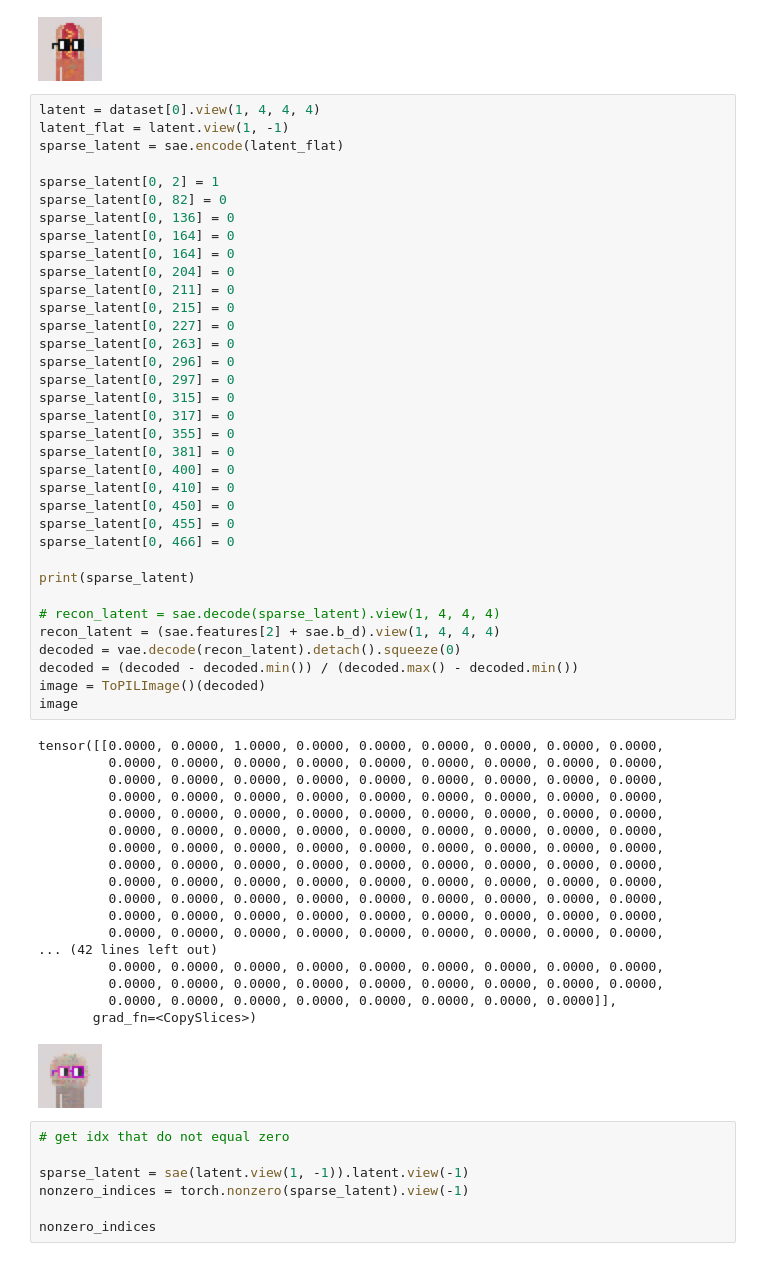
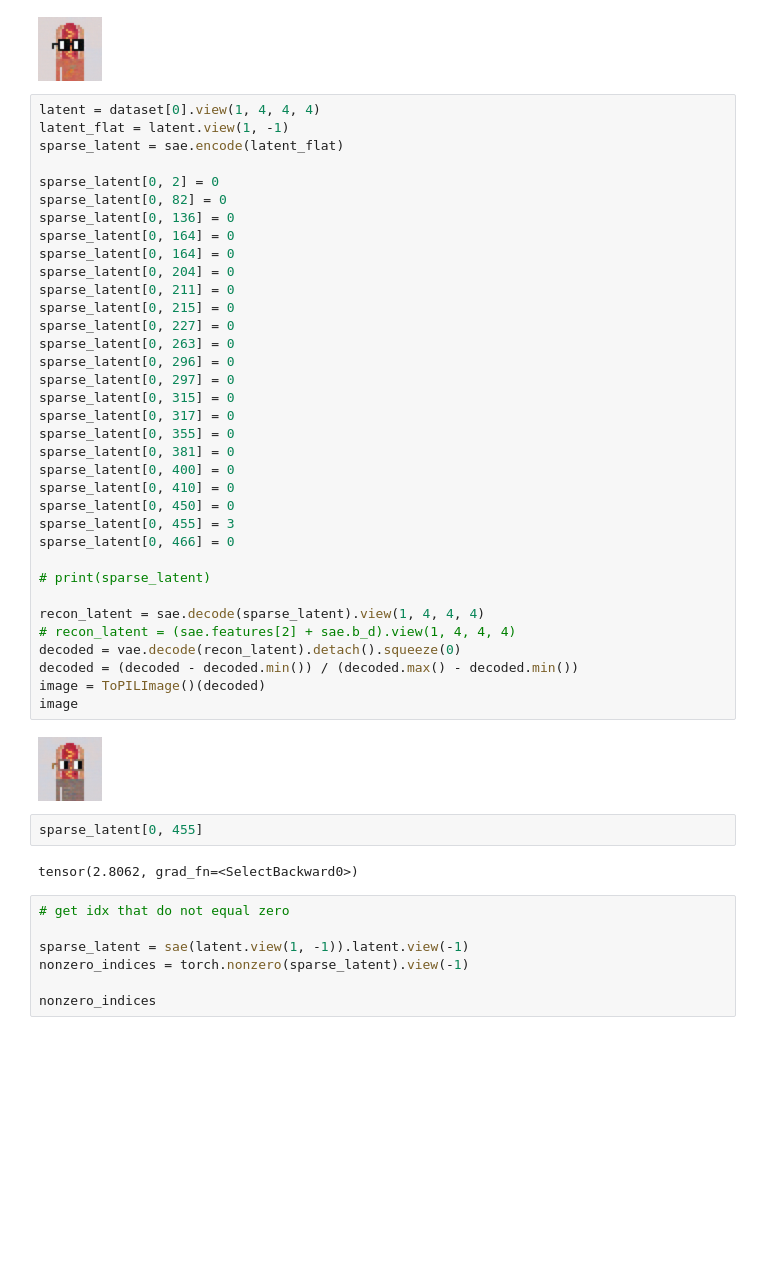
Before and after one commit to minii-ai/nouns-mech-interp, a Jupyter notebook: test.ipynb, the cells around one changed output. Drawn from its saved outputs; the diff is of its cells as text; blank space fills up the shorter version.

```diff
--- a/test.ipynb
+++ b/test.ipynb
@@ -69,56 +69,43 @@ image
 latent = dataset[0].view(1, 4, 4, 4)
 latent_flat = latent.view(1, -1)
 sparse_latent = sae.encode(latent_flat)
 
-sparse_latent[0, 2] = 1
+sparse_latent[0, 2] = 0
 sparse_latent[0, 82] = 0
 sparse_latent[0, 136] = 0
 sparse_latent[0, 164] = 0
 sparse_latent[0, 164] = 0
 sparse_latent[0, 204] = 0
 sparse_latent[0, 211] = 0
 sparse_latent[0, 215] = 0
 sparse_latent[0, 227] = 0
 sparse_latent[0, 263] = 0
 sparse_latent[0, 296] = 0
 sparse_latent[0, 297] = 0
 sparse_latent[0, 315] = 0
 sparse_latent[0, 317] = 0
 sparse_latent[0, 355] = 0
 sparse_latent[0, 381] = 0
 sparse_latent[0, 400] = 0
 sparse_latent[0, 410] = 0
 sparse_latent[0, 450] = 0
-sparse_latent[0, 455] = 0
+sparse_latent[0, 455] = 3
 sparse_latent[0, 466] = 0
 
-print(sparse_latent)
+# print(sparse_latent)
 
-# recon_latent = sae.decode(sparse_latent).view(1, 4, 4, 4)
-recon_latent = (sae.features[2] + sae.b_d).view(1, 4, 4, 4)
+recon_latent = sae.decode(sparse_latent).view(1, 4, 4, 4)
+# recon_latent = (sae.features[2] + sae.b_d).view(1, 4, 4, 4)
 decoded = vae.decode(recon_latent).detach().squeeze(0)
 decoded = (decoded - decoded.min()) / (decoded.max() - decoded.min())
 image = ToPILImage()(decoded)
 image
 # %% [output]
-tensor([[0.0000, 0.0000, 1.0000, 0.0000, 0.0000, 0.0000, 0.0000, 0.0000, 0.0000,
-         0.0000, 0.0000, 0.0000, 0.0000, 0.0000, 0.0000, 0.0000, 0.0000, 0.0000,
-         0.0000, 0.0000, 0.0000, 0.0000, 0.0000, 0.0000, 0.0000, 0.0000, 0.0000,
-         0.0000, 0.0000, 0.0000, 0.0000, 0.0000, 0.0000, 0.0000, 0.0000, 0.0000,
-         0.0000, 0.0000, 0.0000, 0.0000, 0.0000, 0.0000, 0.0000, 0.0000, 0.0000,
-         0.0000, 0.0000, 0.0000, 0.0000, 0.0000, 0.0000, 0.0000, 0.0000, 0.0000,
-         0.0000, 0.0000, 0.0000, 0.0000, 0.0000, 0.0000, 0.0000, 0.0000, 0.0000,
-         0.0000, 0.0000, 0.0000, 0.0000, 0.0000, 0.0000, 0.0000, 0.0000, 0.0000,
-         0.0000, 0.0000, 0.0000, 0.0000, 0.0000, 0.0000, 0.0000, 0.0000, 0.0000,
-         0.0000, 0.0000, 0.0000, 0.0000, 0.0000, 0.0000, 0.0000, 0.0000, 0.0000,
-         0.0000, 0.0000, 0.0000, 0.0000, 0.0000, 0.0000, 0.0000, 0.0000, 0.0000,
-         0.0000, 0.0000, 0.0000, 0.0000, 0.0000, 0.0000, 0.0000, 0.0000, 0.0000,
-... (42 lines left out)
-         0.0000, 0.0000, 0.0000, 0.0000, 0.0000, 0.0000, 0.0000, 0.0000, 0.0000,
-         0.0000, 0.0000, 0.0000, 0.0000, 0.0000, 0.0000, 0.0000, 0.0000, 0.0000,
-         0.0000, 0.0000, 0.0000, 0.0000, 0.0000, 0.0000, 0.0000, 0.0000]],
-       grad_fn=<CopySlices>)
-[figure, old version]
+[figure, new version]
+# %%
+sparse_latent[0, 455]
+# %% [output]
+tensor(2.8062, grad_fn=<SelectBackward0>)
 # %%
 # get idx that do not equal zero
 
```
Also changed, not shown: 6 other files.
